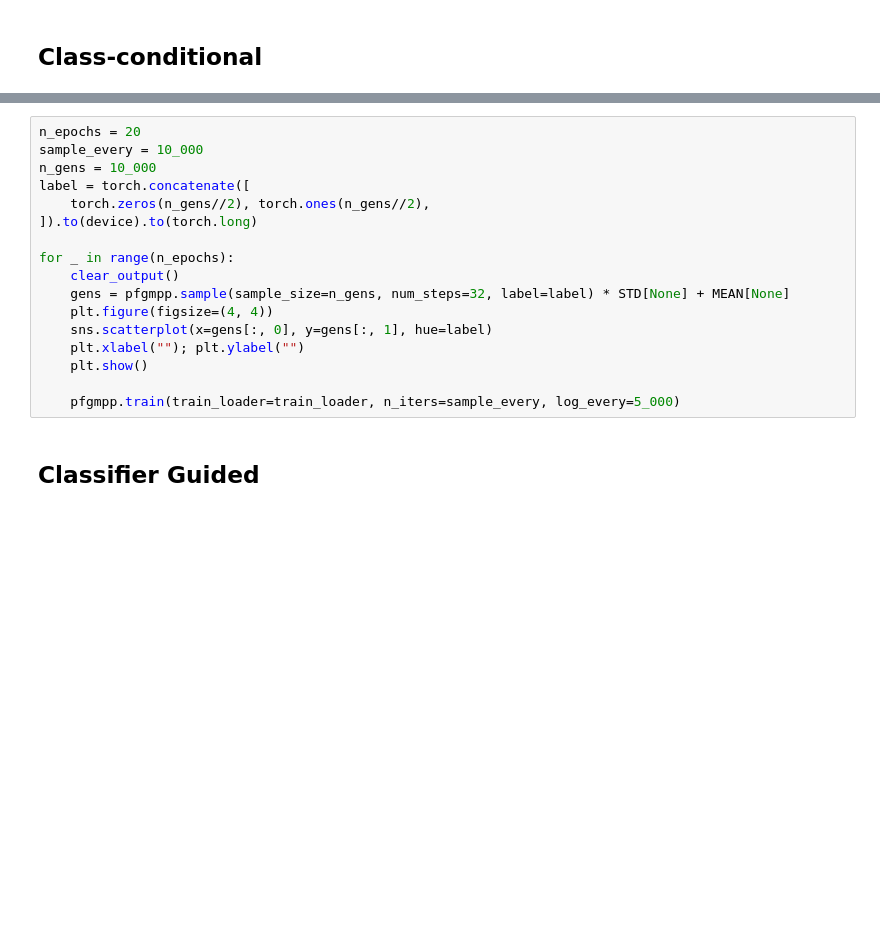
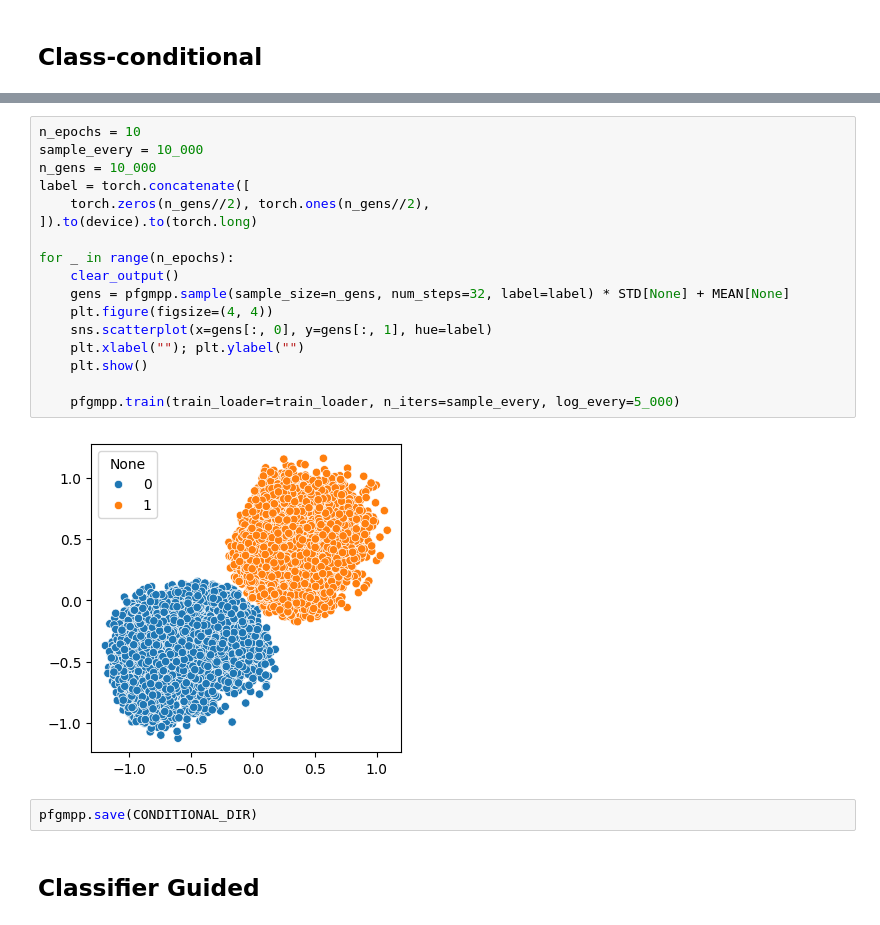
Before and after one commit to daniil-shlenskii/PFGMPP, a Jupyter notebook: run/toy.ipynb, the cells around one changed output, grey strips where cells are left out. Drawn from its saved outputs; the diff is of its cells as text; blank space fills up the shorter version.

```diff
--- a/run/toy.ipynb
+++ b/run/toy.ipynb
@@ -134,20 +160,24 @@ pfgmpp = PFGMPP(
 # %%
-n_epochs = 20
+n_epochs = 10
 sample_every = 10_000
 n_gens = 10_000
 label = torch.concatenate([
     torch.zeros(n_gens//2), torch.ones(n_gens//2),
 ]).to(device).to(torch.long)
 
 for _ in range(n_epochs):
     clear_output()
     gens = pfgmpp.sample(sample_size=n_gens, num_steps=32, label=label) * STD[None] + MEAN[None]
     plt.figure(figsize=(4, 4))
     sns.scatterplot(x=gens[:, 0], y=gens[:, 1], hue=label)
     plt.xlabel(""); plt.ylabel("")
     plt.show()
 
     pfgmpp.train(train_loader=train_loader, n_iters=sample_every, log_every=5_000)
+# %% [output]
+[figure, added]
+# %%
+pfgmpp.save(CONDITIONAL_DIR)
 # %% [markdown]
 ## Classifier Guided
 # %%
```
Also changed, not shown: parts of 15 cells of this notebook.
